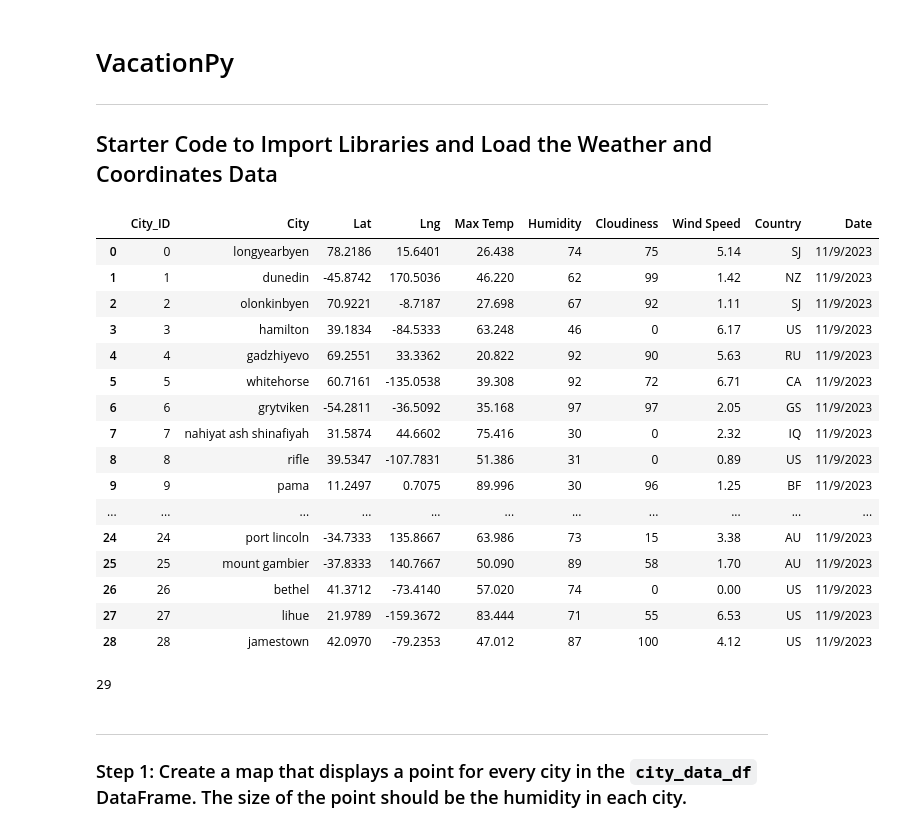
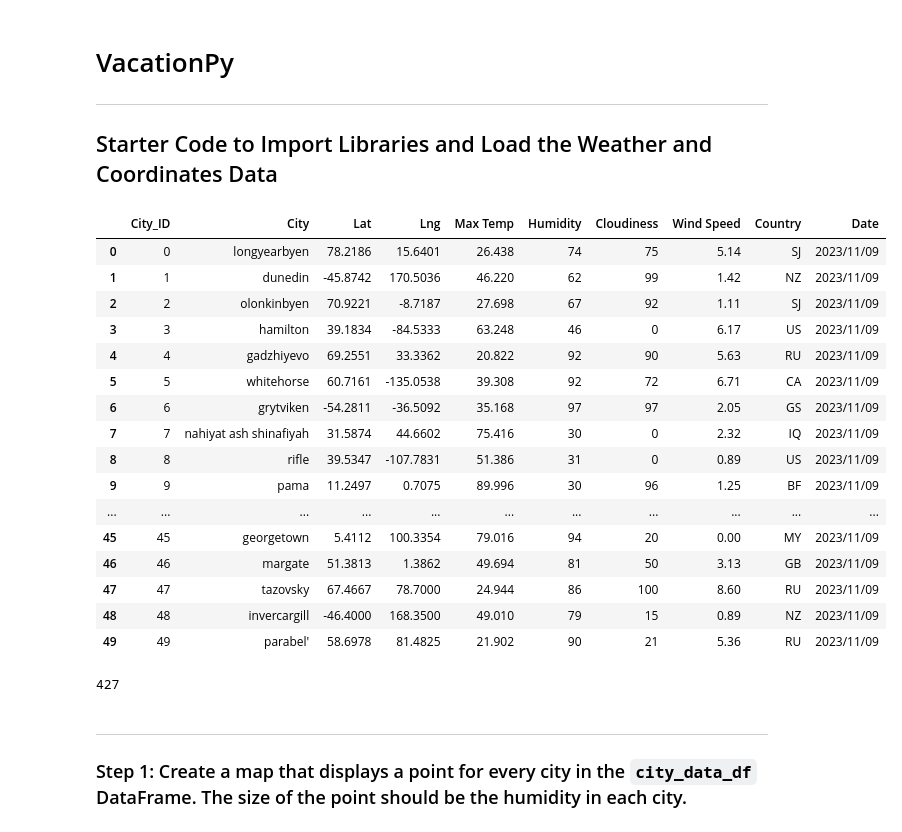
Before and after one commit to mjardinico/python-api-challenge, a Jupyter notebook: WeatherPy/VacationPy.ipynb, the cells around one changed output. Saved outputs shown, nothing was run; the diff lists cells and outputs as text; code cells hidden in the pictures.

```diff
--- a/WeatherPy/VacationPy.ipynb
+++ b/WeatherPy/VacationPy.ipynb
@@ -40,32 +40,32 @@ from api_keys import geoapify_key
 #     print(f"Failed to get a successful response. Status code: {response.status_code}")
 # %%
 # Load the CSV file created in Part 1 into a Pandas DataFrame
-city_data_df = pd.read_csv("output_data/cities_test.csv")
+city_data_df = pd.read_csv("output_data/cities.csv")
 
 # Display sample data
 city_data_df.head(50)
 # %% [output]
 |  | City_ID | City | Lat | Lng | Max Temp | Humidity | Cloudiness | Wind Speed | Country | Date |
-| 0 | 0 | longyearbyen | 78.2186 | 15.6401 | 26.438 | 74 | 75 | 5.14 | SJ | 11/9/2023 |
-| 1 | 1 | dunedin | -45.8742 | 170.5036 | 46.220 | 62 | 99 | 1.42 | NZ | 11/9/2023 |
-| 2 | 2 | olonkinbyen | 70.9221 | -8.7187 | 27.698 | 67 | 92 | 1.11 | SJ | 11/9/2023 |
-| 3 | 3 | hamilton | 39.1834 | -84.5333 | 63.248 | 46 | 0 | 6.17 | US | 11/9/2023 |
-| 4 | 4 | gadzhiyevo | 69.2551 | 33.3362 | 20.822 | 92 | 90 | 5.63 | RU | 11/9/2023 |
-| 5 | 5 | whitehorse | 60.7161 | -135.0538 | 39.308 | 92 | 72 | 6.71 | CA | 11/9/2023 |
-| 6 | 6 | grytviken | -54.2811 | -36.5092 | 35.168 | 97 | 97 | 2.05 | GS | 11/9/2023 |
-| 7 | 7 | nahiyat ash shinafiyah | 31.5874 | 44.6602 | 75.416 | 30 | 0 | 2.32 | IQ | 11/9/2023 |
-| 8 | 8 | rifle | 39.5347 | -107.7831 | 51.386 | 31 | 0 | 0.89 | US | 11/9/2023 |
-| 9 | 9 | pama | 11.2497 | 0.7075 | 89.996 | 30 | 96 | 1.25 | BF | 11/9/2023 |
+| 0 | 0 | longyearbyen | 78.2186 | 15.6401 | 26.438 | 74 | 75 | 5.14 | SJ | 2023/11/09 |
+| 1 | 1 | dunedin | -45.8742 | 170.5036 | 46.220 | 62 | 99 | 1.42 | NZ | 2023/11/09 |
+| 2 | 2 | olonkinbyen | 70.9221 | -8.7187 | 27.698 | 67 | 92 | 1.11 | SJ | 2023/11/09 |
+| 3 | 3 | hamilton | 39.1834 | -84.5333 | 63.248 | 46 | 0 | 6.17 | US | 2023/11/09 |
+| 4 | 4 | gadzhiyevo | 69.2551 | 33.3362 | 20.822 | 92 | 90 | 5.63 | RU | 2023/11/09 |
+| 5 | 5 | whitehorse | 60.7161 | -135.0538 | 39.308 | 92 | 72 | 6.71 | CA | 2023/11/09 |
+| 6 | 6 | grytviken | -54.2811 | -36.5092 | 35.168 | 97 | 97 | 2.05 | GS | 2023/11/09 |
+| 7 | 7 | nahiyat ash shinafiyah | 31.5874 | 44.6602 | 75.416 | 30 | 0 | 2.32 | IQ | 2023/11/09 |
+| 8 | 8 | rifle | 39.5347 | -107.7831 | 51.386 | 31 | 0 | 0.89 | US | 2023/11/09 |
+| 9 | 9 | pama | 11.2497 | 0.7075 | 89.996 | 30 | 96 | 1.25 | BF | 2023/11/09 |
 | ... | ... | ... | ... | ... | ... | ... | ... | ... | ... | ... |
-| 24 | 24 | port lincoln | -34.7333 | 135.8667 | 63.986 | 73 | 15 | 3.38 | AU | 11/9/2023 |
-| 25 | 25 | mount gambier | -37.8333 | 140.7667 | 50.090 | 89 | 58 | 1.70 | AU | 11/9/2023 |
-| 26 | 26 | bethel | 41.3712 | -73.4140 | 57.020 | 74 | 0 | 0.00 | US | 11/9/2023 |
-| 27 | 27 | lihue | 21.9789 | -159.3672 | 83.444 | 71 | 55 | 6.53 | US | 11/9/2023 |
-| 28 | 28 | jamestown | 42.0970 | -79.2353 | 47.012 | 87 | 100 | 4.12 | US | 11/9/2023 |
+| 45 | 45 | georgetown | 5.4112 | 100.3354 | 79.016 | 94 | 20 | 0.00 | MY | 2023/11/09 |
+| 46 | 46 | margate | 51.3813 | 1.3862 | 49.694 | 81 | 50 | 3.13 | GB | 2023/11/09 |
+| 47 | 47 | tazovsky | 67.4667 | 78.7000 | 24.944 | 86 | 100 | 8.60 | RU | 2023/11/09 |
+| 48 | 48 | invercargill | -46.4000 | 168.3500 | 49.010 | 79 | 15 | 0.89 | NZ | 2023/11/09 |
+| 49 | 49 | parabel' | 58.6978 | 81.4825 | 21.902 | 90 | 21 | 5.36 | RU | 2023/11/09 |
 # %%
 print(len(city_data_df))
 # %% [output]
-29
+427
 # %% [markdown]
 ---
 
```
Also changed, not shown: parts of 7 cells of this notebook.
